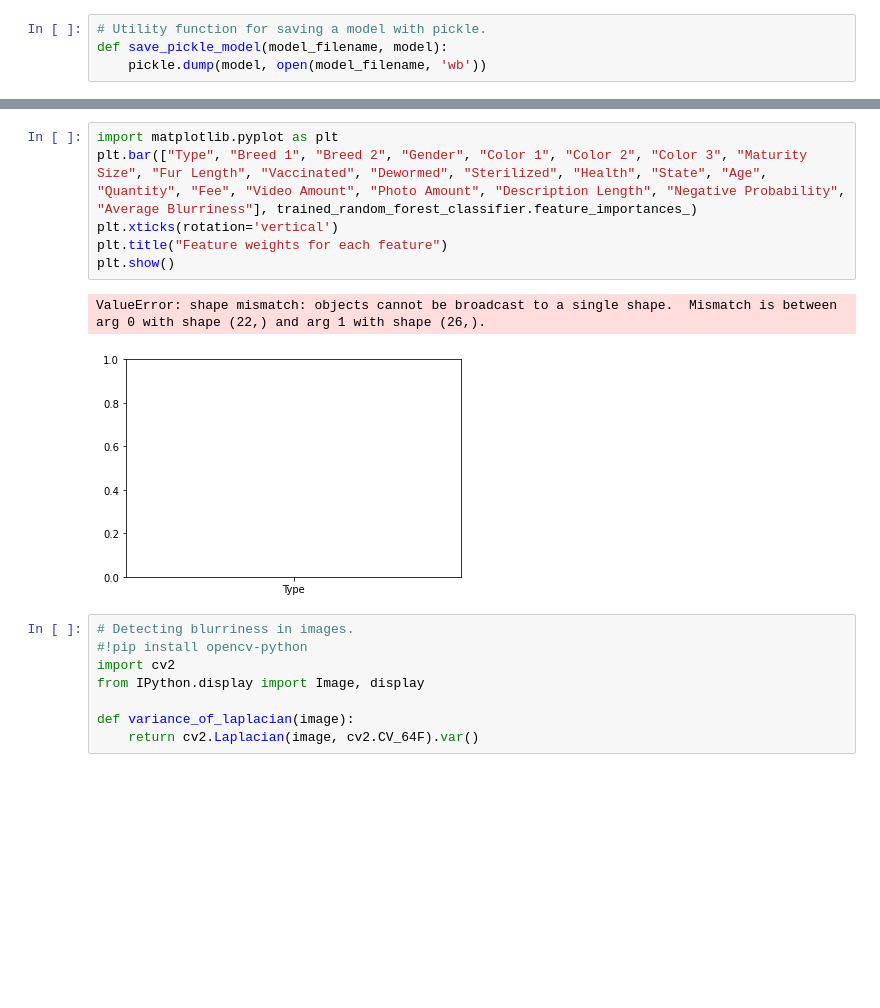
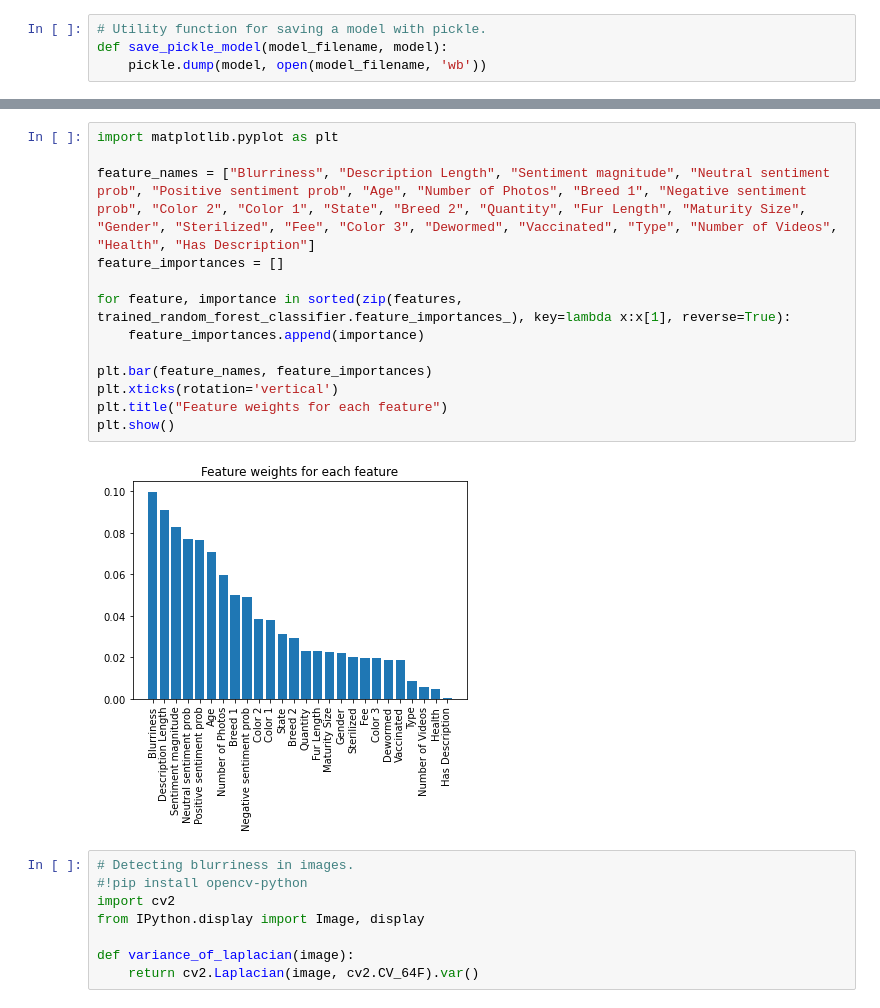
Before and after one commit to olivo/animal-adoption-mids-capstone, a Jupyter notebook: animal_adoption_prediction.ipynb, the cells around one changed output, grey strips where cells are left out. Saved outputs shown, nothing was run; the diff lists cells and outputs as text; blank space fills up the shorter version.

Commit message:
Small fizes to feature weights graph

```diff
--- a/animal_adoption_prediction.ipynb
+++ b/animal_adoption_prediction.ipynb
@@ -437,12 +437,18 @@ feature: AvgLaPlacianVariance, importance: 0.09974629408819088
 # %%
 import matplotlib.pyplot as plt
-plt.bar(["Type", "Breed 1", "Breed 2", "Gender", "Color 1", "Color 2", "Color 3", "Maturity Size", "Fur Length", "Vaccinated", "Dewormed", "Sterilized", "Health", "State", "Age", "Quantity", "Fee", "Video Amount", "Photo Amount", "Description Length", "Negative Probability", "Average Blurriness"], trained_random_forest_classifier.feature_importances_)
+
+feature_names = ["Blurriness", "Description Length", "Sentiment magnitude", "Neutral sentiment prob", "Positive sentiment prob", "Age", "Number of Photos", "Breed 1", "Negative sentiment prob", "Color 2", "Color 1", "State", "Breed 2", "Quantity", "Fur Length", "Maturity Size", "Gender", "Sterilized", "Fee", "Color 3", "Dewormed", "Vaccinated", "Type", "Number of Videos", "Health", "Has Description"]
+feature_importances = []
+
+for feature, importance in sorted(zip(features, trained_random_forest_classifier.feature_importances_), key=lambda x:x[1], reverse=True):
+    feature_importances.append(importance)
+
+plt.bar(feature_names, feature_importances)
 plt.xticks(rotation='vertical')
 plt.title("Feature weights for each feature")
 plt.show()
 # %% [output]
-ValueError: shape mismatch: objects cannot be broadcast to a single shape.  Mismatch is between arg 0 with shape (22,) and arg 1 with shape (26,).
-[figure, old version]
+[figure, new version]
 # %%
 # Detecting blurriness in images.
 #!pip install opencv-python
```
Also changed, not shown: parts of 4 cells of this notebook.
